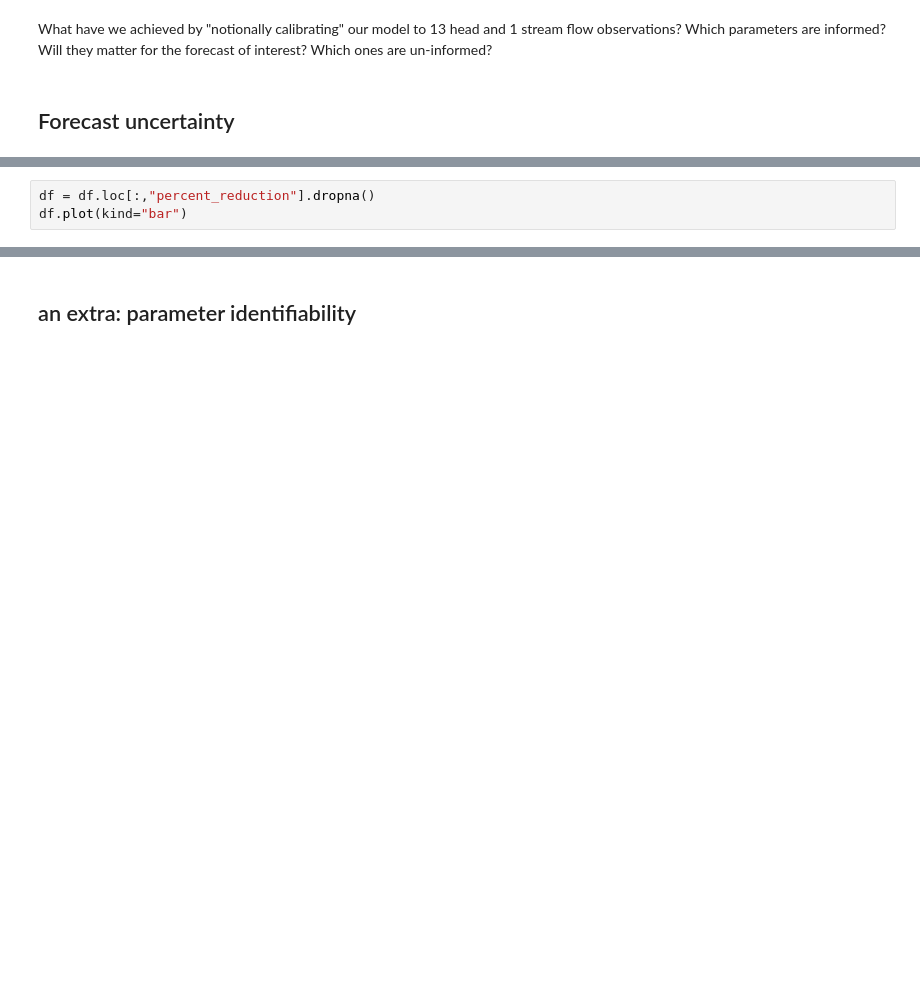
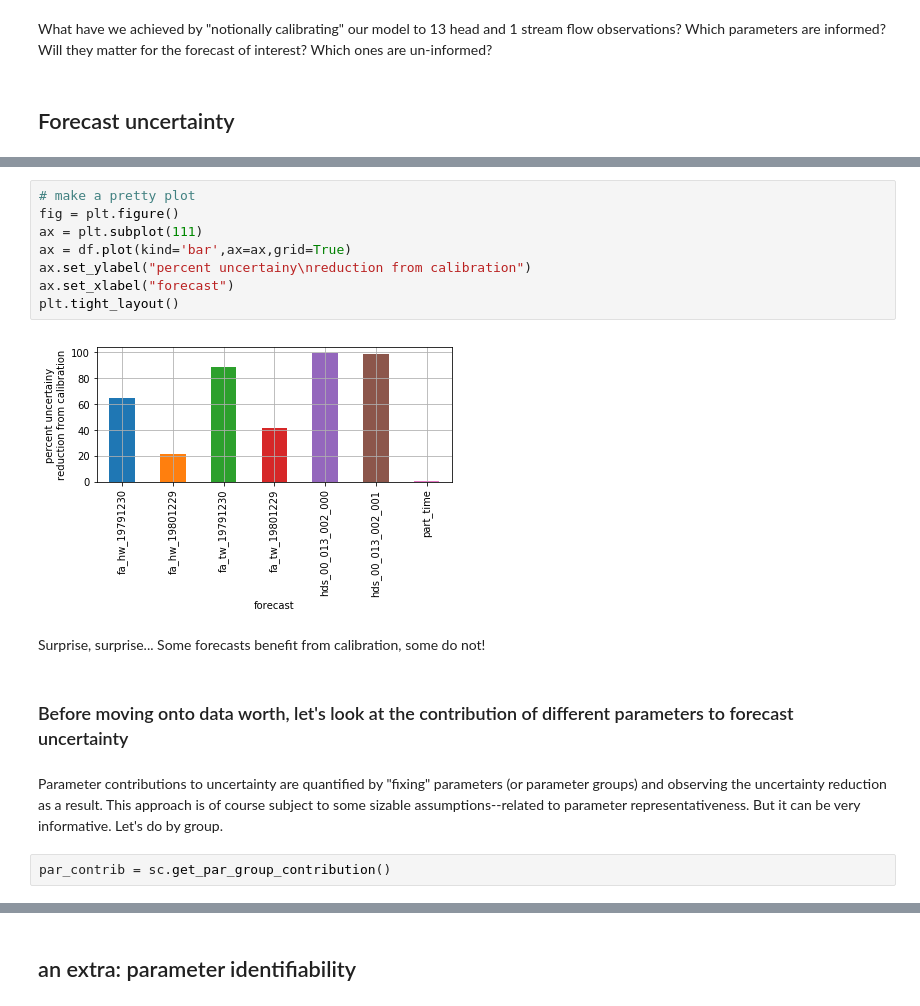
Before and after one commit to mnfienen/GW1876, a Jupyter notebook: activities_csiro/notebooks/dataworth.ipynb, the cells around one changed output, grey strips where cells are left out. Cells and saved outputs as stored; diff of their text form; blank space fills up the shorter version.

Commit message:
fleshing out data worth

```diff
--- a/activities_csiro/notebooks/dataworth.ipynb
+++ b/activities_csiro/notebooks/dataworth.ipynb
@@ -58,3 +109,18 @@ df
-# %%
-df = df.loc[:,"percent_reduction"].dropna()
-df.plot(kind="bar")
+# %%
+# make a pretty plot
+fig = plt.figure()
+ax = plt.subplot(111)
+ax = df.plot(kind='bar',ax=ax,grid=True)
+ax.set_ylabel("percent uncertainy\nreduction from calibration")
+ax.set_xlabel("forecast")
+plt.tight_layout()
+# %% [output]
+[figure, added]
+# %% [markdown]
+Surprise, surprise... Some forecasts benefit from calibration, some do not!
+# %% [markdown]
+### Before moving onto data worth, let's look at the contribution of different parameters to forecast uncertainty
+# %% [markdown]
+Parameter contributions to uncertainty are quantified by "fixing" parameters (or parameter groups) and observing the uncertainty reduction as a result. This approach is of course subject to some sizable assumptions--related to parameter representativeness. But it can be very informative. Let's do by group.
+# %%
+par_contrib = sc.get_par_group_contribution()
```
Also changed, not shown: parts of 32 cells of this notebook.
